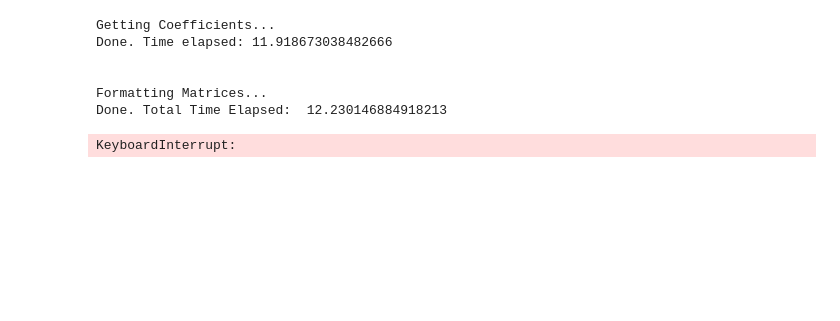
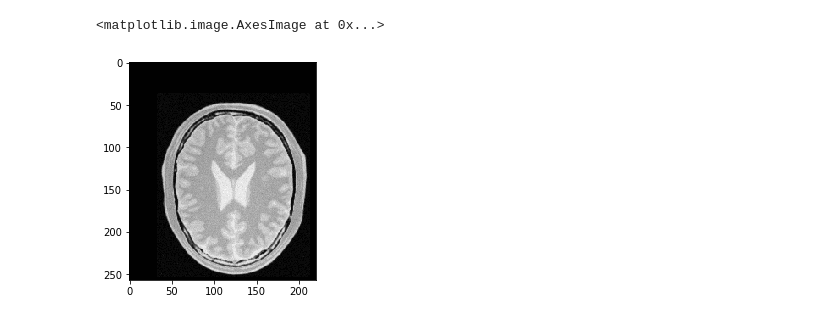
Before and after one commit to briancknight/masters-thesis, a Jupyter notebook: ConvexRegistration/trying.ipynb, the cells around one changed output. Drawn from its saved outputs; the diff is of its cells as text; code cells hidden in the pictures; blank space fills up the shorter version.

```diff
--- a/ConvexRegistration/trying.ipynb
+++ b/ConvexRegistration/trying.ipynb
@@ -15,10 +13,0 @@ target = readImage('images/DeformedBrainPD.png', (50,50))
-# %%
-p = Taylor08(base, target)
-# %% [output]
-Getting Coefficients...
-Done. Time elapsed: 11.918673038482666
-
-
-Formatting Matrices...
-Done. Total Time Elapsed:  12.230146884918213
-KeyboardInterrupt:
@@ -38,0 +14,16 @@ max(Ax @ C @ p[:19] + Ay @ C @ p[19:] -Iz @ z - b)
+# %%
+basePath = 'images/BrainProtonDensitySlice.png'
+targetPath = 'images/BrainProtonDensitySliceShifted13x17y.png'
+# targetPath = 'images/DeformedBrainPD.png'
+# basePath = 'images/konaResize.png'
+# targetPath = 'images/konaTransform.png'
+base = readImage(basePath)
+target = readImage(targetPath)
+# target = firstOrderDeformImage(base, [13, 0, 0, 17, 0, 0])
+# target = secondOrderDeformImage(base, [10, -0.05, -0.02, 0,0,0, -5, 0, 0, -0.004,0,0.0006])
+
+(m, n, _) = base.copy().shape
+plt.imshow(target)
+# %% [output]
+<matplotlib.image.AxesImage at 0x...>
+[figure, added]
```
Also changed, not shown: parts of 58 cells of this notebook, 47 other files.
